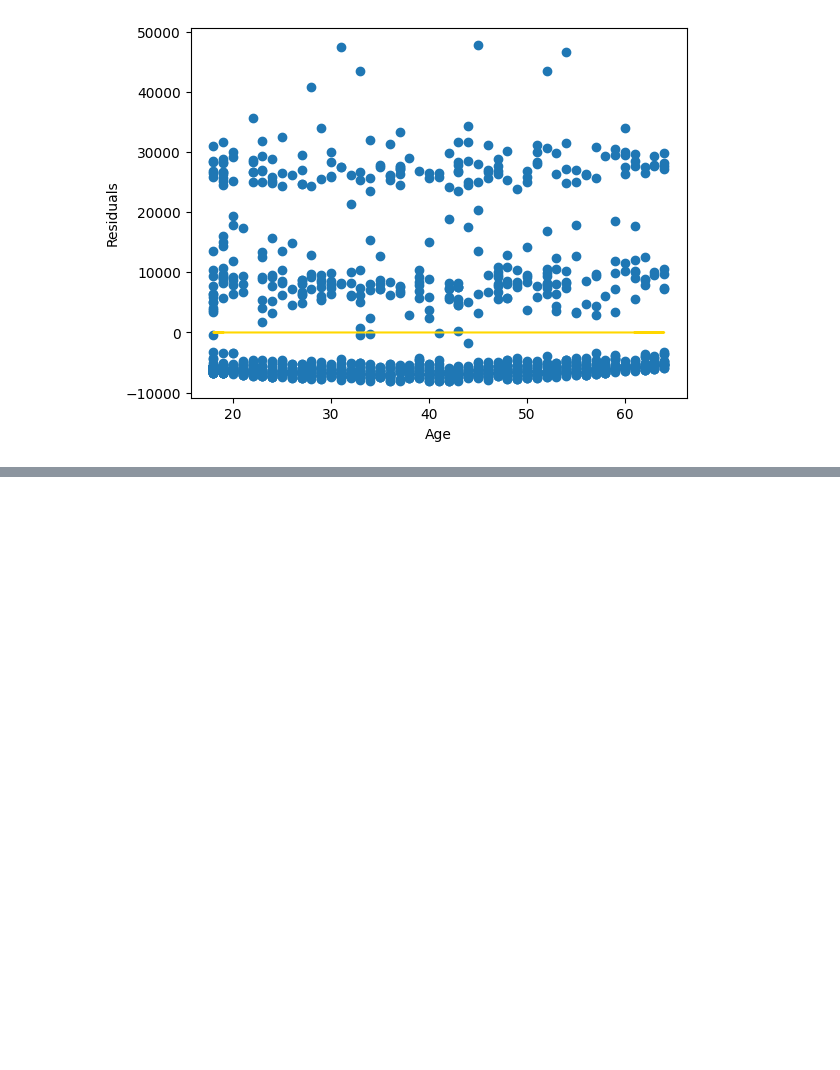
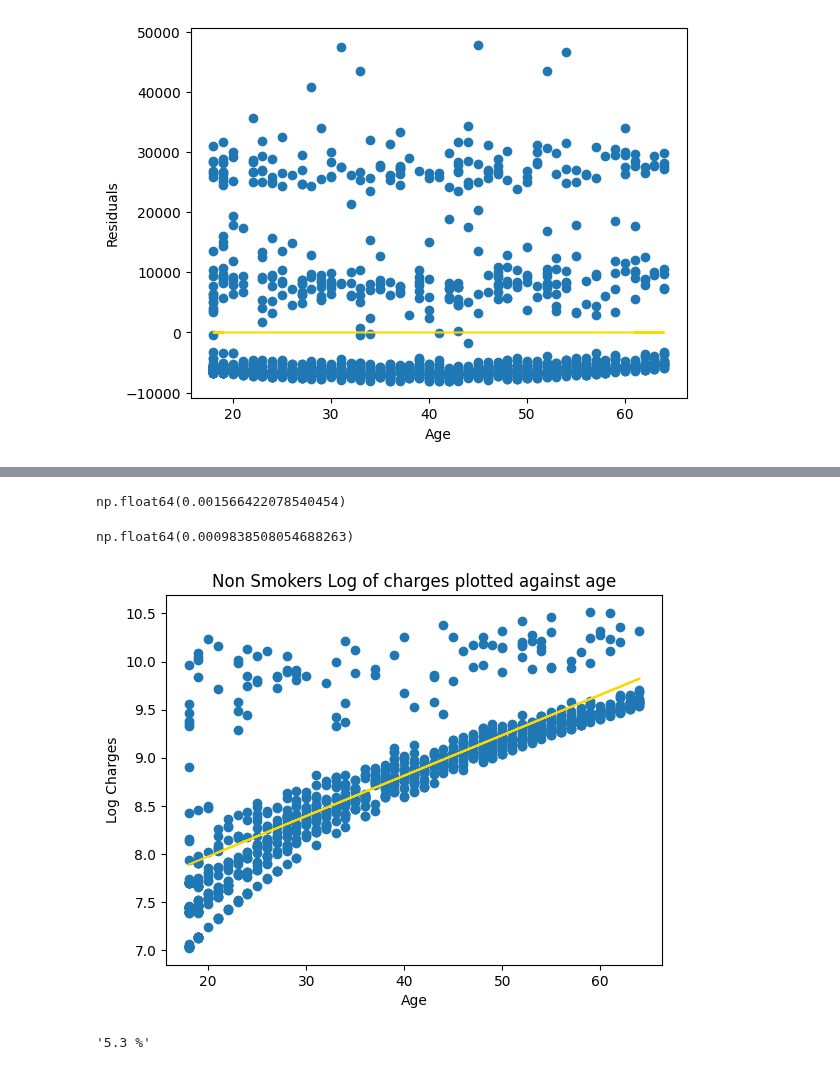
Before and after one commit to lewinskie254/eda, a Jupyter notebook: Heteroskedasticity_two.ipynb, the cells around one changed output, grey strips where cells are left out. Saved outputs shown, nothing was run; the diff lists cells and outputs as text; code cells hidden in the pictures; blank space fills up the shorter version.

```diff
--- a/Heteroskedasticity_two.ipynb
+++ b/Heteroskedasticity_two.ipynb
@@ -226,0 +259,22 @@ Text(0, 0.5, 'Residuals')
+# %%
+std_err
+# %% [output]
+np.float64(0.001566422078540454)
+# %%
+#regression line plot for logcharges smokers
+slope, intercept, r_value, p_value, std_err = stats.linregress(nonsmokers.age, np.log(nonsmokers.charges))
+
+y = slope * nonsmokers.age + intercept
+# %%
+std_err
+# %% [output]
+np.float64(0.0009838508054688263)
+# %%
+plt.scatter(nonsmokers.age, np.log(nonsmokers.charges))
+plt.plot(nonsmokers.age, y, color='gold')
+plt.xlabel('Age')
+plt.ylabel('Log Charges')
+plt.title('Non Smokers Log of charges plotted against age')
+plt.show()
+# %% [output]
+[figure, added]
@@ -226,0 +311,4 @@ Text(0, 0.5, 'Residuals')
+# %%
+error
+# %% [output]
+'5.3 %'
```
Also changed, not shown: parts of 9 cells of this notebook.
